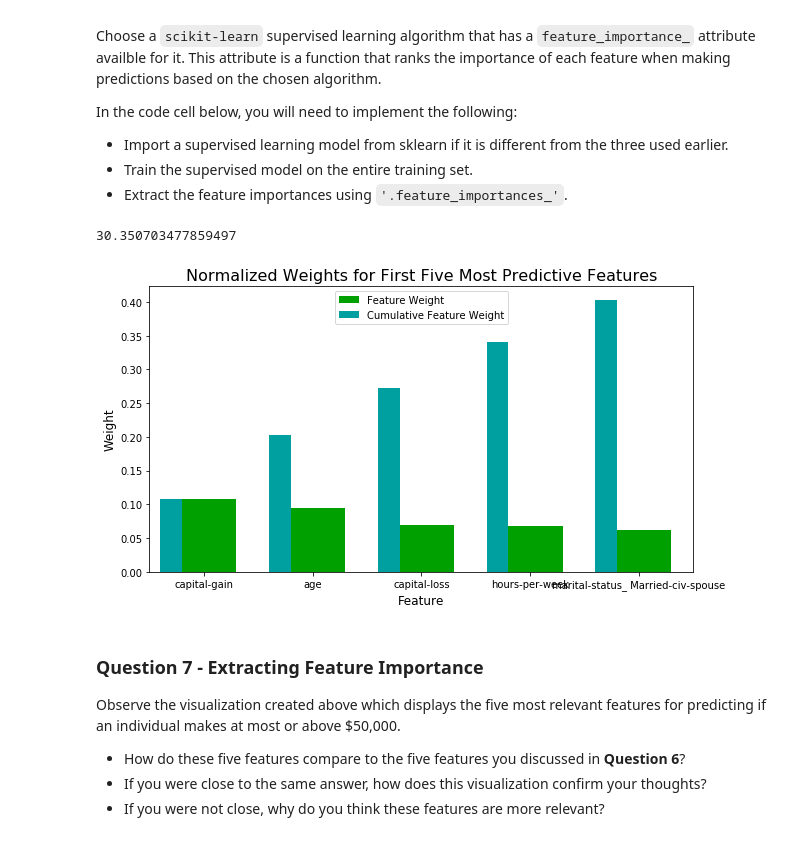
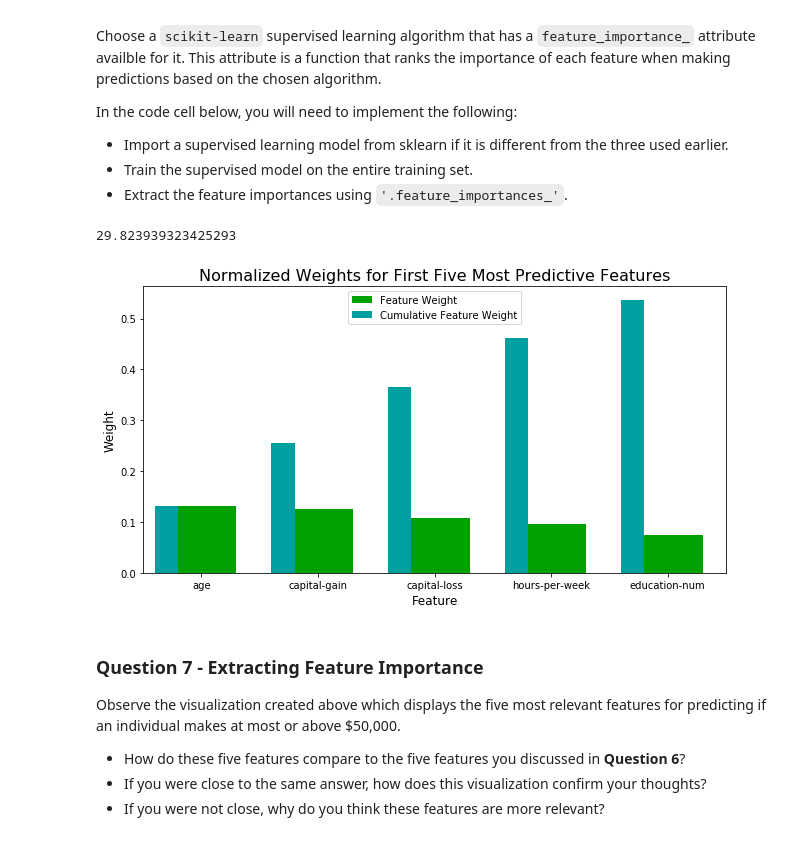
Before and after one commit to ynshenoy/DSND_Term1, a Jupyter notebook: projects/p1_charityml/finding_donors.ipynb, the cells around one changed output. Drawn from its saved outputs; the diff is of its cells as text; code cells hidden in the pictures.

```diff
--- a/projects/p1_charityml/finding_donors.ipynb
+++ b/projects/p1_charityml/finding_donors.ipynb
@@ -659,21 +659,21 @@ In the code cell below, you will need to implement the following:
 # %%
 # TODO: Import a supervised learning model that has 'feature_importances_'
 from sklearn.ensemble import GradientBoostingClassifier
 
 # TODO: Train the supervised model on the training set using .fit(X_train, y_train)
-model = GradientBoostingClassifier(n_estimators=200, max_depth=5, min_impurity_decrease=0.1)
+model = GradientBoostingClassifier(random_state=21, n_estimators=200, max_depth=4, min_impurity_decrease=0.1)
 start = time()
 model.fit(X_train, y_train)
 end = time()
 print(end-start)
 # TODO: Extract the feature importances using .feature_importances_
 importances = model.feature_importances_
 
 # Plot
 vs.feature_plot(importances, X_train, y_train)
 # %% [output]
-30.350703477859497
+29.823939323425293
-[figure, old version]
+[figure, new version]
 # %% [markdown]
 ### Question 7 - Extracting Feature Importance
 
```
Also changed, not shown: parts of 9 cells of this notebook.
